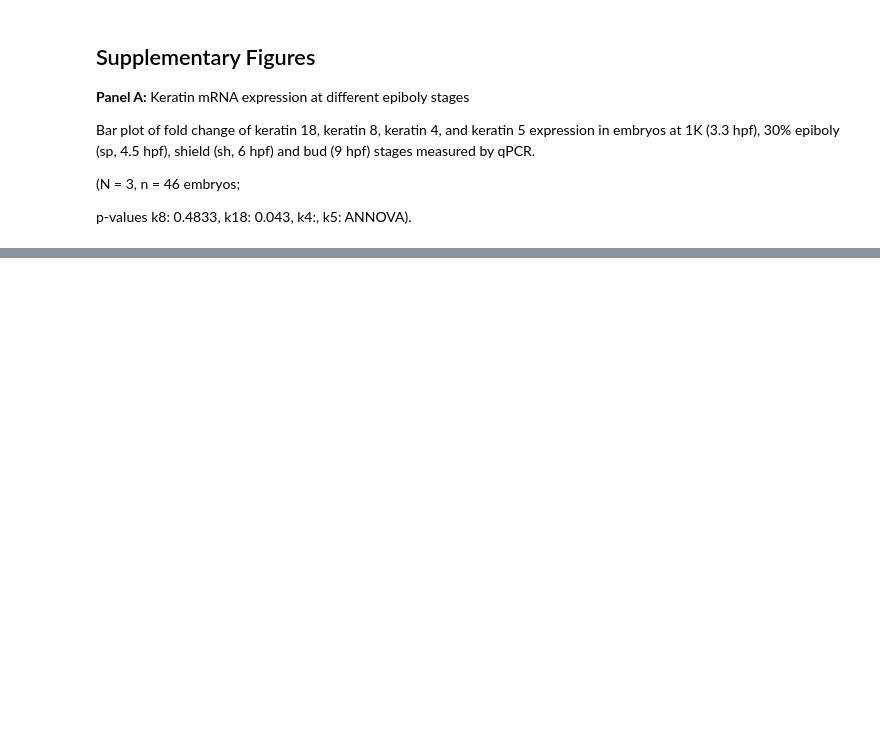
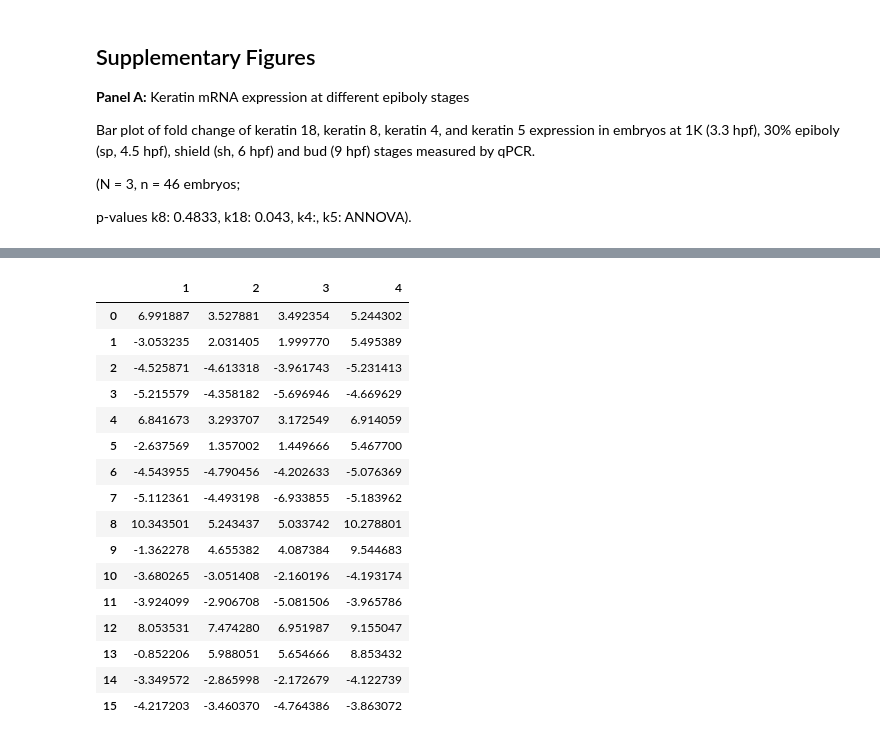
Before and after one commit to Suyash-Naik/2026-Keratinepithlialspreadingcoordinate-Data, a Jupyter notebook: notebooks/Figure1_KeratinNetworkMaturationEVL.ipynb, the cells around one changed output, grey strips where cells are left out. Saved outputs shown, nothing was run; the diff lists cells and outputs as text; code cells hidden in the pictures; blank space fills up the shorter version.

```diff
--- a/notebooks/Figure1_KeratinNetworkMaturationEVL.ipynb
+++ b/notebooks/Figure1_KeratinNetworkMaturationEVL.ipynb
@@ -369,0 +387,20 @@ plt.show()
+# %%
+cqdata.iloc[:,1:5]
+# %% [output]
+|  | 1 | 2 | 3 | 4 |
+| 0 | 6.991887 | 3.527881 | 3.492354 | 5.244302 |
+| 1 | -3.053235 | 2.031405 | 1.999770 | 5.495389 |
+| 2 | -4.525871 | -4.613318 | -3.961743 | -5.231413 |
+| 3 | -5.215579 | -4.358182 | -5.696946 | -4.669629 |
+| 4 | 6.841673 | 3.293707 | 3.172549 | 6.914059 |
+| 5 | -2.637569 | 1.357002 | 1.449666 | 5.467700 |
+| 6 | -4.543955 | -4.790456 | -4.202633 | -5.076369 |
+| 7 | -5.112361 | -4.493198 | -6.933855 | -5.183962 |
+| 8 | 10.343501 | 5.243437 | 5.033742 | 10.278801 |
+| 9 | -1.362278 | 4.655382 | 4.087384 | 9.544683 |
+| 10 | -3.680265 | -3.051408 | -2.160196 | -4.193174 |
+| 11 | -3.924099 | -2.906708 | -5.081506 | -3.965786 |
+| 12 | 8.053531 | 7.474280 | 6.951987 | 9.155047 |
+| 13 | -0.852206 | 5.988051 | 5.654666 | 8.853432 |
+| 14 | -3.349572 | -2.865998 | -2.172679 | -4.122739 |
+| 15 | -4.217203 | -3.460370 | -4.764386 | -3.863072 |
```
Also changed, not shown: parts of 4 cells of this notebook, 8 other files.
